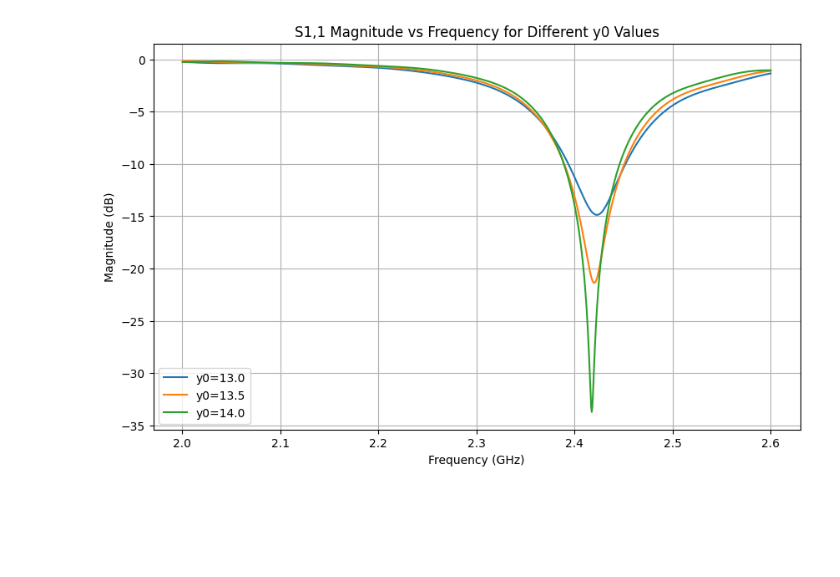
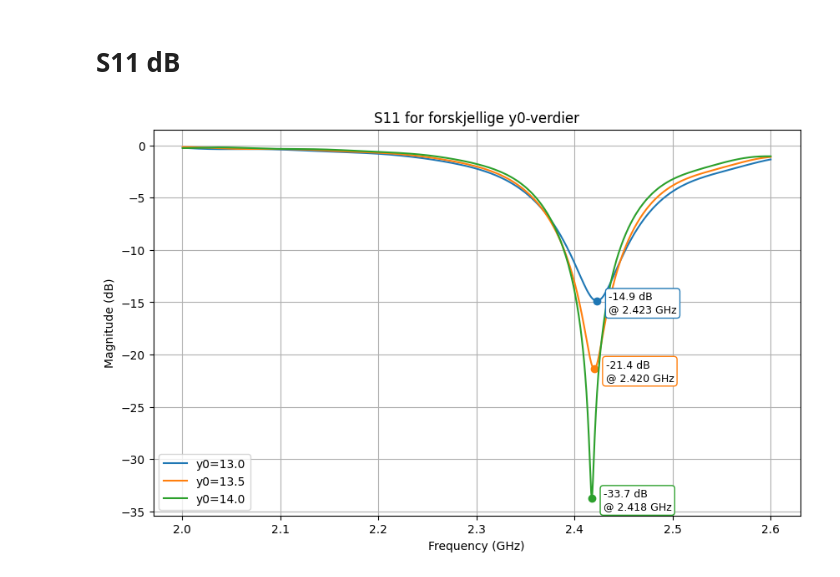
Before and after one commit to SkaugJr/TTT4215-Antenneteknikk, a Jupyter notebook: CST.ipynb, the cells around one changed output. Cells and saved outputs as stored; diff of their text form; code cells hidden in the pictures; blank space fills up the shorter version.

```diff
--- a/CST.ipynb
+++ b/CST.ipynb
@@ -1,38 +1,64 @@
+# %% [markdown]
+# S11 dB
 # %%
 import pandas as pd
 import matplotlib.pyplot as plt
 
 # Define the file paths
 file_path = 'CST_Data/S11_Sweep.txt'
 
 # Define the line ranges for each y0 value
 ranges = {
     'y0=13.0': (4, 1004),
     'y0=13.5': (1008, 2008),
     'y0=14.0': (2012, 3012)
 }
 
-# Initialize empty DataFrames to store all data
+# Initialize empty DataFrame to store all data
 df = pd.DataFrame()
 
 # Read the first file and extract data for each y0 value
 for y0, (start, end) in ranges.items():
     data = pd.read_csv(file_path, skiprows=start, nrows=end-start, delimiter='\t', names=["Frequency / GHz", f"{y0}"])
     if df.empty:
         df = data
     else:
         df = pd.merge(df, data, on="Frequency / GHz")
 
 # Plot the data from the first file
-plt.figure(figsize=(10, 6))
+colors = { 'y0=13.0': 'tab:blue', 'y0=13.5': 'tab:orange', 'y0=14.0': 'tab:green' }
+fig, ax = plt.subplots(figsize=(10, 6))
+
 for column in df.columns[1:]:
-    plt.plot(df["Frequency / GHz"], df[column], label=column)
+    ax.plot(df["Frequency / GHz"], df[column], label=column, color=colors[column])
 
-plt.title('S1,1 Magnitude vs Frequency for Different y0 Values')
-plt.xlabel('Frequency (GHz)')
-plt.ylabel('Magnitude (dB)')
-plt.legend()
-plt.grid(True)
+    # Find the minimum value
+    min_value = df[column].min()
+    min_index = df[column].idxmin()
+    min_frequency = df["Frequency / GHz"][min_index]
+
+    # Plot the minimum point
+    ax.plot(min_frequency, min_value, 'o', color=colors[column])
+
+    # Annotate with frequency and min value
+    ax.annotate(
+        f"{min_value:.1f} dB\n@ {min_frequency:.3f} GHz",
+        (min_frequency, min_value),
+        textcoords="offset points",
+        xytext=(10, -10),
+        ha='left',
+        fontsize=9,
+        bbox=dict(boxstyle="round,pad=0.3", edgecolor=colors[column], facecolor="white")
+    )
+
+# Plot formatting
+ax.set_title('S11 for forskjellige y0-verdier')
+ax.set_xlabel('Frequency (GHz)')
+ax.set_ylabel('Magnitude (dB)')
+ax.legend()
+ax.grid(True)
+
+# Show the plot
 plt.show()
 # %% [output]
-[figure, old version]
+[figure, new version]
```
Also changed, not shown: parts of 8 cells of this notebook.
